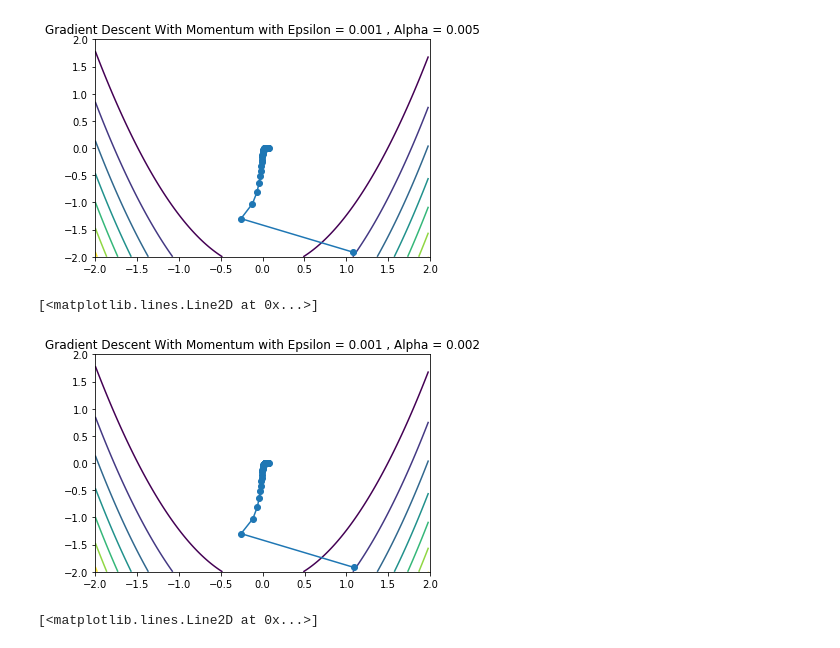
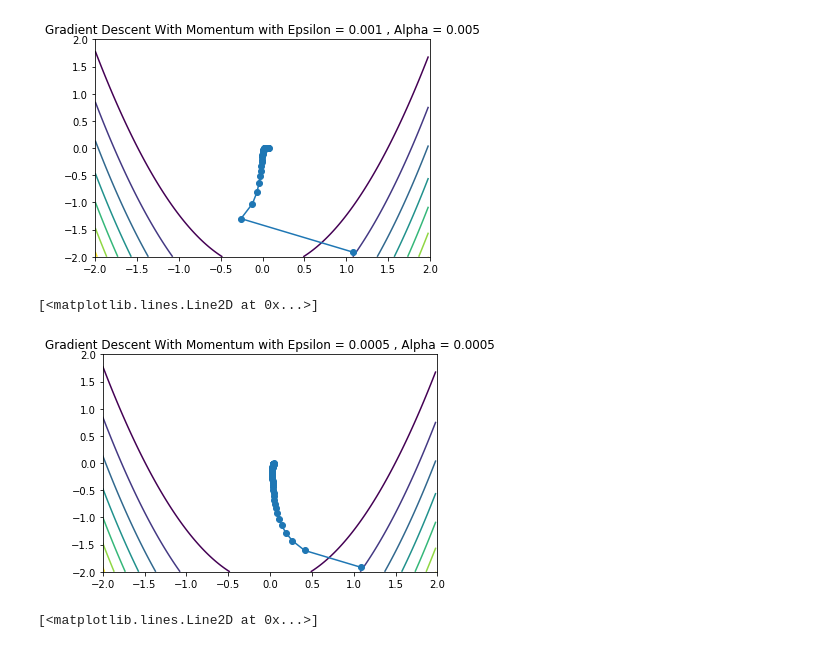
Before and after one commit to jyan33/ANLY590, a Jupyter notebook: ANLY590_Yan_HW1.ipynb, the cells around one changed output. Drawn from its saved outputs; the diff is of its cells as text; code cells hidden in the pictures.

```diff
--- a/ANLY590_Yan_HW1.ipynb
+++ b/ANLY590_Yan_HW1.ipynb
@@ -246,21 +248,21 @@ plt.plot(x,y,'-o')
 [figure]
 # %%
 np.random.seed(10)
-e=0.001
-a=0.002
+e=0.0005
+a=0.0005
 traj = grad_descent_with_momentum(iterations=50, epsilon=e, alpha=a)
 
 fig, ax = plt.subplots()
 CS = ax.contour(X, Y, Z)
 x= traj[:,0]
 y= traj[:,1]
 plt.title('Gradient Descent With Momentum with Epsilon = ' + str(e) +' , Alpha = ' + str(a))
 plt.xlim(-2,2)
 plt.ylim(-2,2)
 plt.plot(x,y,'-o')
 # %% [output]
 [<matplotlib.lines.Line2D at 0x...>]
-[figure, old version]
+[figure, new version]
 # %%
 np.random.seed(10)
 e=0.0001
```
Also changed, not shown: parts of 9 cells of this notebook.
